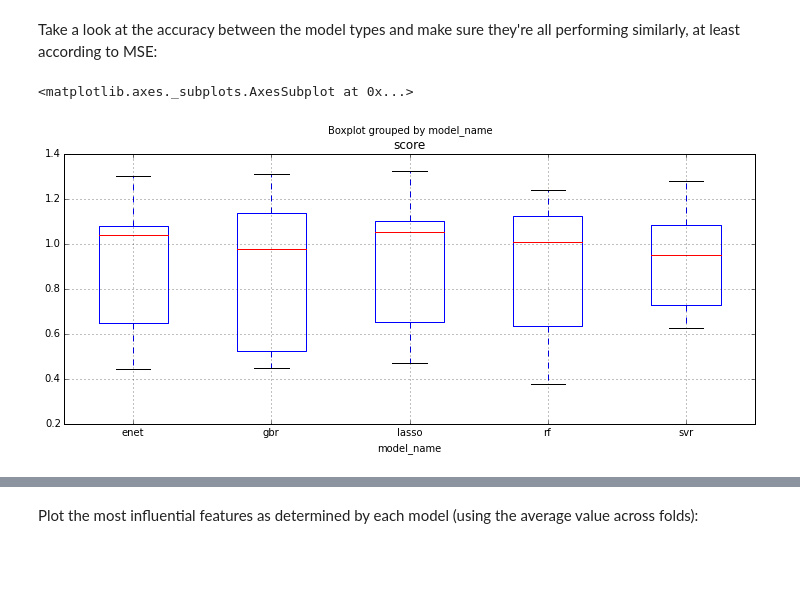
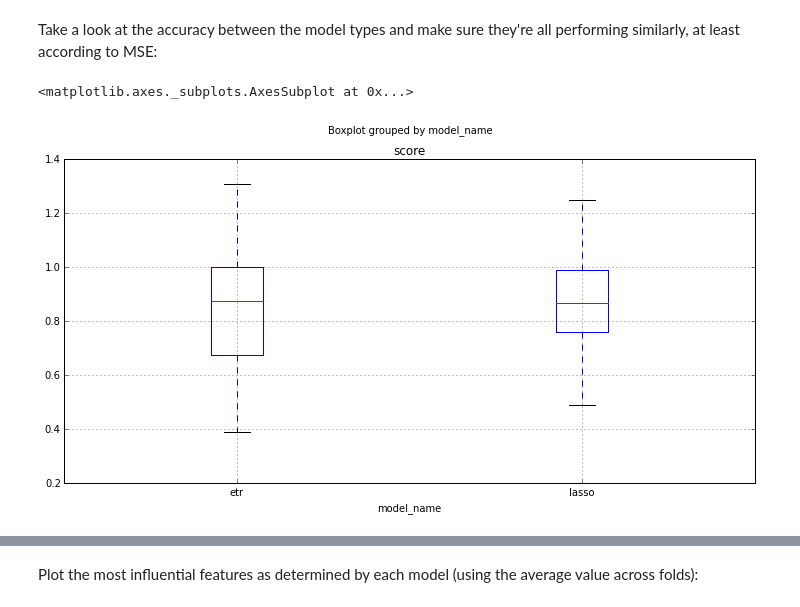
Before and after one commit to eric-czech/portfolio, a Jupyter notebook: demonstrative/python/notebooks/meetups/genomics_analytics.ipynb, the cells around one changed output, grey strips where cells are left out. Cells and saved outputs as stored; diff of their text form; code cells hidden in the pictures; blank space fills up the shorter version.

```diff
--- a/demonstrative/python/notebooks/meetups/genomics_analytics.ipynb
+++ b/demonstrative/python/notebooks/meetups/genomics_analytics.ipynb
@@ -73,4 +102,4 @@ datasets['ge']['data'] = fetch(repo + 'gene_expression.csv')
 # %%
-datasets['mu']['data'] = fetch(repo + 'mutations.csv')
-datasets['mu']['data'].head()
+datasets['mu']['data'] = append_data(d1, d2)
+datasets['mu']['data'].info()
 # %% [output]
@@ -133,5 +160,5 @@ null_frac.sort('avg', ascending=False).head(10)
 # %%
-na_cases = null_frac[(null_frac[0] == 1.) | (null_frac[1] == 1.)].reset_index()['tumorID']
+na_cases = null_frac[(null_frac[0] > .999) | (null_frac[1] > .999)].reset_index()['tumorID']
 na_cases
 # %% [output]
 0     COLO699
@@ -166,0 +221,4 @@ len(data_ho), len(data_tr)
+# %%
+# Split into training and holdout
+data_ho, data_tr = data[data.is_hcc], data[~data.is_hcc]
+len(data_ho), len(data_tr)
@@ -271,16 +483,22 @@ features = data_tr_prep.columns.tolist()
 X, y = data_tr_prep[features], data_tr_prep.reset_index()['response'].astype(np.float64)
 
 gbr_grid = {
-    'n_estimators': [1, 10, 100, 1000],
+    'n_estimators': [1, 100, 1000],
     'learning_rate': [.001, .01, .1, 1],
-    'max_features': [.0001, .001, .01],
-    'min_samples_leaf': [1, 5],
-    'max_depth': [1, 2, 3]
+    #'max_features': [.0001, .001, .01],
+    'min_samples_leaf': [1, 2, 5],
+    'max_depth': [1, 5, 13]
 }
 rf_grid = {
     'n_estimators': [1, 10, 100, 250],
     'min_samples_leaf': [1, 3],
     'max_depth': [1]
+}
+etr_grid = {
+    'n_estimators': [250],
+    'min_samples_leaf': [1, 2, 5],
+    'max_features': ['auto', .001, .01],
+    'max_depth': [None, 3, 17]
 }
 svr_grid = {
     'C': np.logspace(-10, -2, 8),
@@ -288,11 +506,12 @@ svr_grid = {
 }
 n_jobs = -1
 clfs = {
-    'gbr': RandomizedSearchCV(GradientBoostingRegressor(), gbr_grid, n_iter=30, cv=5, n_jobs=n_jobs),
-    'rf': GridSearchCV(RandomForestRegressor(), rf_grid, cv=5, n_jobs=n_jobs),
-    'enet': ElasticNetCV(cv=5, n_jobs=n_jobs, max_iter=10000),
-    'svr': GridSearchCV(SVR(kernel='linear'), svr_grid, cv=5, n_jobs=n_jobs),
-    'lasso': LassoCV(cv=5, n_jobs=n_jobs, max_iter=10000)
+    #'gbr': RandomizedSearchCV(GradientBoostingRegressor(), gbr_grid, n_iter=30, cv=5, n_jobs=n_jobs),
+    #'rf': GridSearchCV(RandomForestRegressor(), rf_grid, cv=5, n_jobs=n_jobs),
+    'etr': GridSearchCV(ExtraTreesRegressor(), etr_grid, cv=3, n_jobs=n_jobs),
+    #'enet': ElasticNetCV(cv=5, n_jobs=n_jobs, max_iter=10000),
+    #'svr': GridSearchCV(SVR(kernel='linear'), svr_grid, cv=5, n_jobs=n_jobs),
+    'lasso': LassoCV(cv=3, n_jobs=n_jobs, max_iter=10000)
 }
 
 res = models.run_regressors(
@@ -346,12 +537,8 @@ dtype: int64
 Take a look at the accuracy between the model types and make sure they're all performing similarly, at least according to MSE:
 # %%
 from sklearn.metrics import mean_squared_error
-
-#score_func = lambda clf, y_true, y_pred: precision_score(y_true, y_pred)
 score_func = lambda clf, y_true, y_pred: mean_squared_error(y_true, y_pred)
-
-roc_scores = models.summarize_scores(res, score_func, use_proba=False)
-roc_scores.boxplot('score', 'model_name', figsize=(12,5))
+precis.plot_model_scores(res, score_func=score_func)
 # %% [output]
 <matplotlib.axes._subplots.AxesSubplot at 0x...>
-[figure, old version]
+[figure, new version]
```
Also changed, not shown: parts of 58 cells of this notebook, 9 other files.
